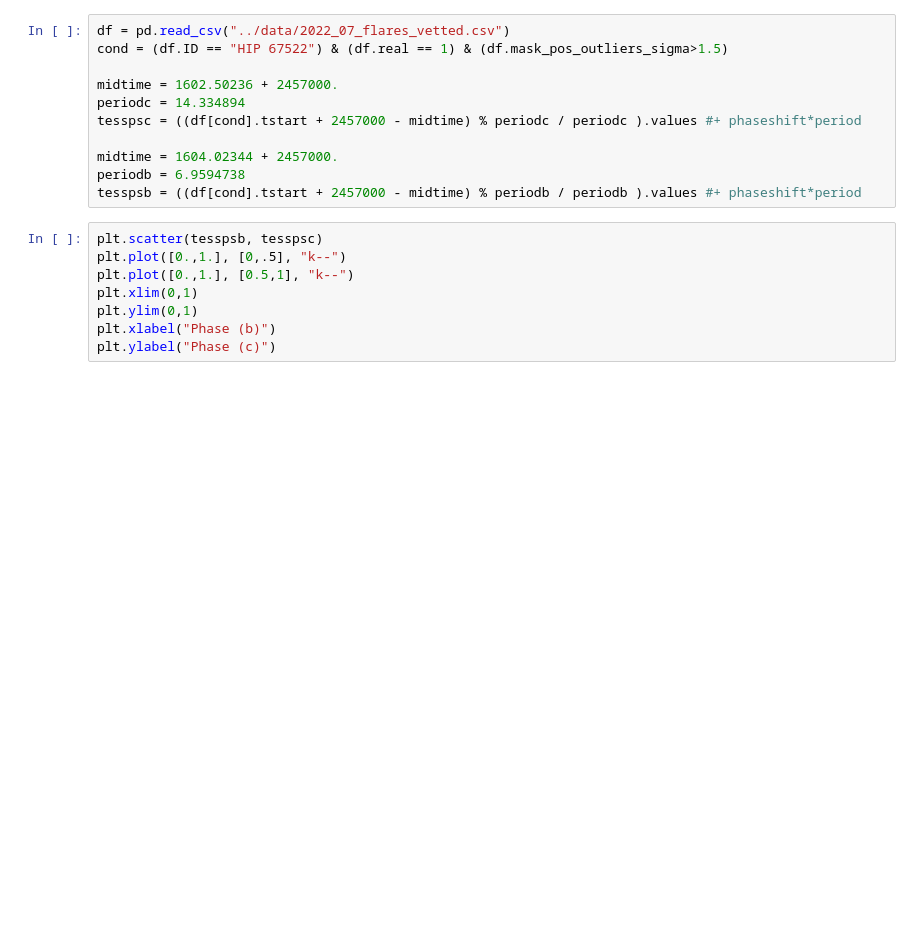
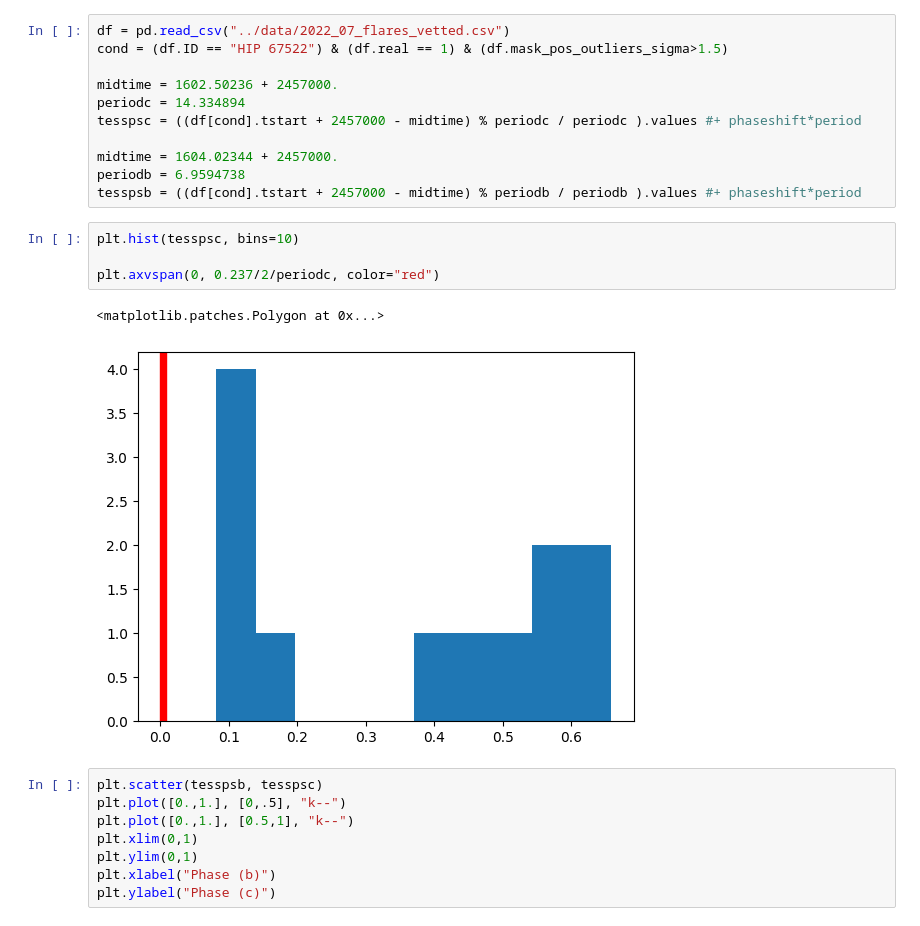
Before and after one commit to ekaterinailin/hip67522-spi, a Jupyter notebook: phase_coverage.ipynb, the cells around one changed output. Cells and saved outputs as stored; diff of their text form; blank space fills up the shorter version.

```diff
--- a/phase_coverage.ipynb
+++ b/phase_coverage.ipynb
@@ -515,6 +503,13 @@ tesspsc = ((df[cond].tstart + 2457000 - midtime) % periodc / periodc ).values #+
 midtime = 1604.02344 + 2457000.
 periodb = 6.9594738
 tesspsb = ((df[cond].tstart + 2457000 - midtime) % periodb / periodb ).values #+ phaseshift*period
+# %%
+plt.hist(tesspsc, bins=10)
+
+plt.axvspan(0, 0.237/2/periodc, color="red")
+# %% [output]
+<matplotlib.patches.Polygon at 0x...>
+[figure, added]
 # %%
 plt.scatter(tesspsb, tesspsc)
 plt.plot([0.,1.], [0,.5], "k--")
```
Also changed, not shown: parts of 2 cells of this notebook, 5 other files.
